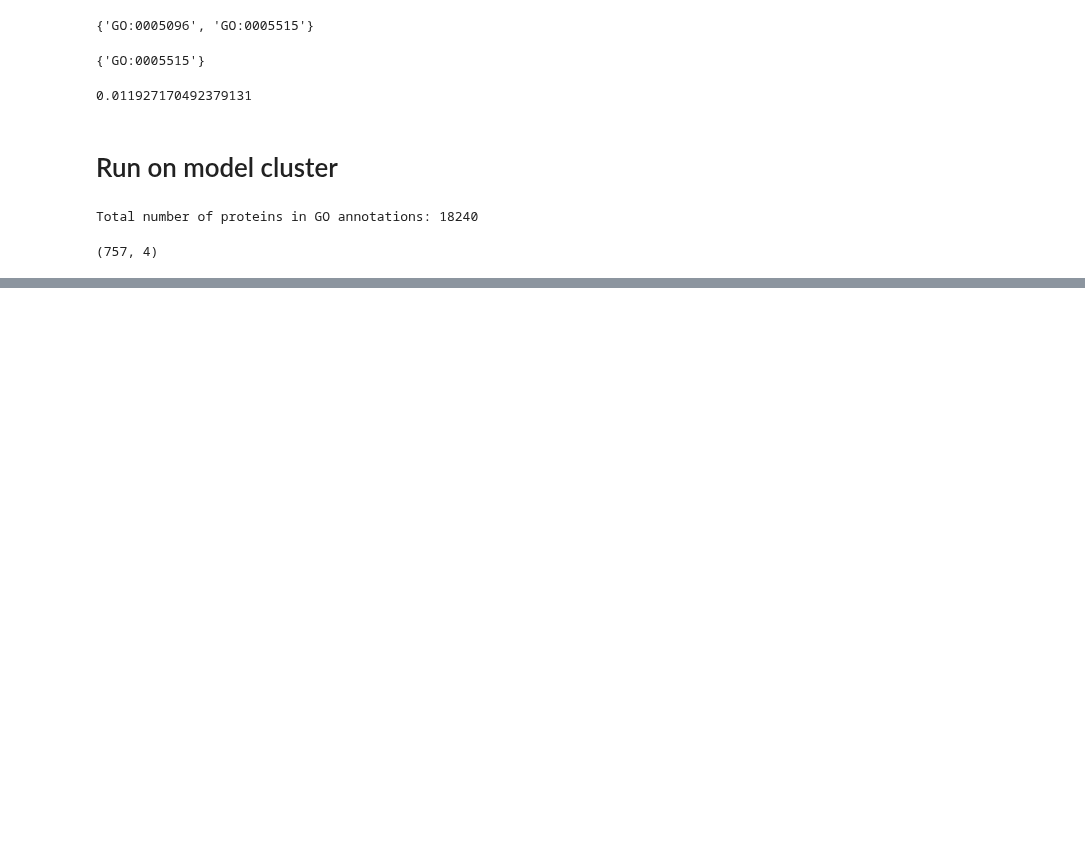
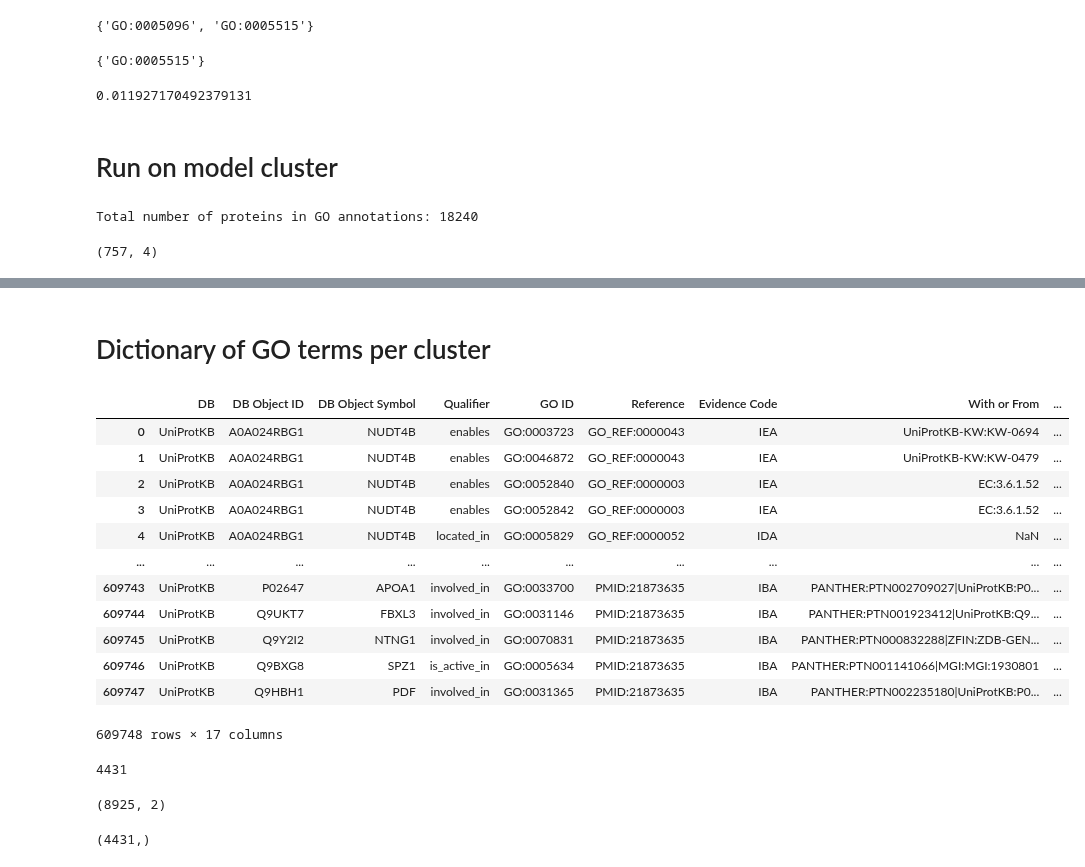
Before and after one commit to dptrsa-300/pss, a Jupyter notebook: Functional evaluation.ipynb, the cells around one changed output, grey strips where cells are left out. Cells and saved outputs as stored; diff of their text form; code cells hidden in the pictures; blank space fills up the shorter version.

```diff
--- a/Functional evaluation.ipynb
+++ b/Functional evaluation.ipynb
@@ -418,0 +433,27 @@ clusters.cluster_label.unique().shape
+# %% [markdown]
+# Dictionary of GO terms per cluster
+# %%
+goa = pd.read_csv( io.BytesIO(gcs.download_blob("functional_sim/data/goa_human.gaf.gz")),
+                    compression='gzip',
+                    header=None,
+                    skiprows=41,    # hard-coded. May be different for other gaf files.
+                    sep='\t')
+goa.columns=["DB", "DB Object ID", "DB Object Symbol", "Qualifier", "GO ID", "Reference",
+             "Evidence Code", "With or From", "Aspect", "Name", "Synonym", "Type",
+             "Taxon", "Date", "Assigned By", "Annotation Extension", "Gene Product Form ID"]
+# %%
+goa
+# %% [output]
+|  | DB | DB Object ID | DB Object Symbol | Qualifier | GO ID | Reference | Evidence Code | With or From | ... |
+| 0 | UniProtKB | A0A024RBG1 | NUDT4B | enables | GO:0003723 | GO_REF:0000043 | IEA | UniProtKB-KW:KW-0694 | ... |
+| 1 | UniProtKB | A0A024RBG1 | NUDT4B | enables | GO:0046872 | GO_REF:0000043 | IEA | UniProtKB-KW:KW-0479 | ... |
+| 2 | UniProtKB | A0A024RBG1 | NUDT4B | enables | GO:0052840 | GO_REF:0000003 | IEA | EC:3.6.1.52 | ... |
+| 3 | UniProtKB | A0A024RBG1 | NUDT4B | enables | GO:0052842 | GO_REF:0000003 | IEA | EC:3.6.1.52 | ... |
+| 4 | UniProtKB | A0A024RBG1 | NUDT4B | located_in | GO:0005829 | GO_REF:0000052 | IDA | NaN | ... |
+| ... | ... | ... | ... | ... | ... | ... | ... | ... | ... |
+| 609743 | UniProtKB | P02647 | APOA1 | involved_in | GO:0033700 | PMID:21873635 | IBA | PANTHER:PTN002709027|UniProtKB:P0... | ... |
+| 609744 | UniProtKB | Q9UKT7 | FBXL3 | involved_in | GO:0031146 | PMID:21873635 | IBA | PANTHER:PTN001923412|UniProtKB:Q9... | ... |
+| 609745 | UniProtKB | Q9Y2I2 | NTNG1 | involved_in | GO:0070831 | PMID:21873635 | IBA | PANTHER:PTN000832288|ZFIN:ZDB-GEN... | ... |
+| 609746 | UniProtKB | Q9BXG8 | SPZ1 | is_active_in | GO:0005634 | PMID:21873635 | IBA | PANTHER:PTN001141066|MGI:MGI:1930801 | ... |
+| 609747 | UniProtKB | Q9HBH1 | PDF | involved_in | GO:0031365 | PMID:21873635 | IBA | PANTHER:PTN002235180|UniProtKB:P0... | ... |
+609748 rows × 17 columns
@@ -418,0 +465,14 @@ clusters.cluster_label.unique().shape
+# %%
+len(goa_goid_mf)
+# %% [output]
+4431
+# %%
+# Find all unique proteins
+unique_proteins = all_protein_combos_per_cluster[["query_protein", "cluster"]].drop_duplicates()
+unique_proteins.shape
+# %% [output]
+(8925, 2)
+# %%
+goa['GO ID'][goa['GO ID'].isin(goa_goid_mf)].unique().shape
+# %% [output]
+(4431,)
```
Also changed, not shown: parts of 49 cells of this notebook, 3 other files.
